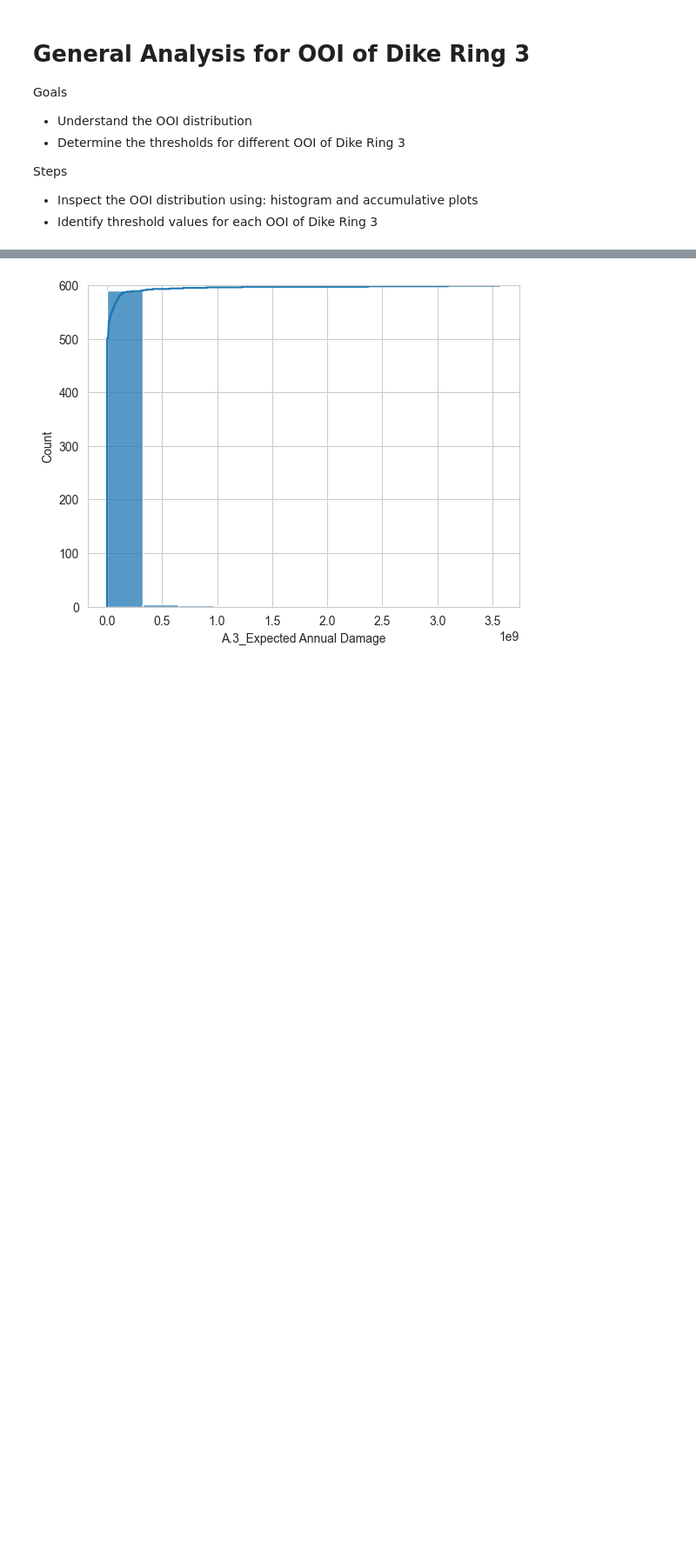
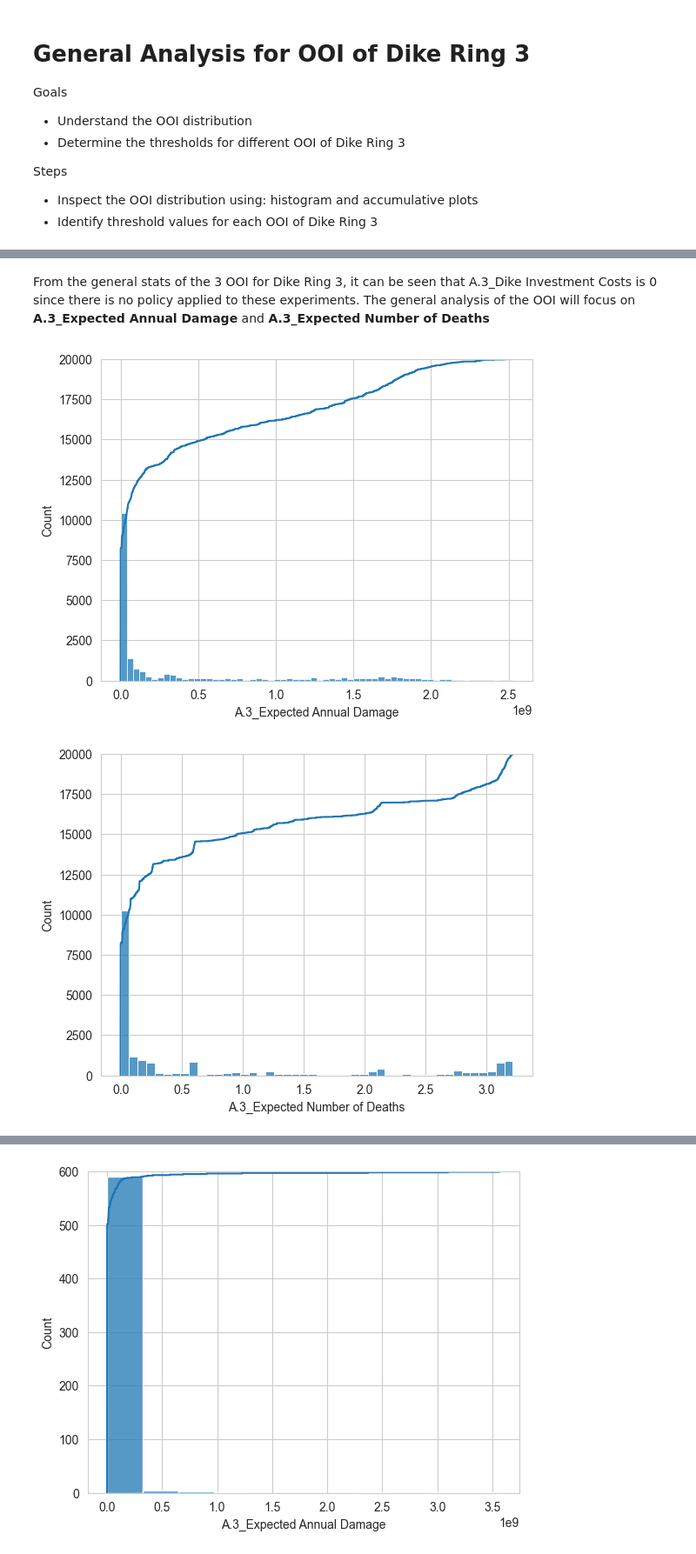
Before and after one commit to PancakeBun/epa141A_Labs_Group_Asians, a Jupyter notebook: final assignment/analysis.ipynb, the cells around one changed output, grey strips where cells are left out. Shown at 87% size. Drawn from its saved outputs; the diff is of its cells as text; code cells hidden in the pictures; blank space fills up the shorter version.

Commit message:
analyse OOI, define threshold for OOI, sensitivity analysis

```diff
--- a/final assignment/analysis.ipynb
+++ b/final assignment/analysis.ipynb
@@ -40,3 +40,6 @@ Goals
 Steps
 * Inspect the OOI distribution using: histogram and accumulative plots
 * Identify threshold values for each OOI of Dike Ring 3
+# %%
+experiment, outcomes = load_results(os.path.join('experiment', 'pol0_sc500.tar.gz'))
+df_outcomes = pd.DataFrame(outcomes)
@@ -42,0 +58,10 @@ Steps
+# %% [markdown]
+From the general stats of the 3 OOI for Dike Ring 3, it can be seen that A.3_Dike Investment Costs is 0 since there is no policy applied to these experiments. The general analysis of the OOI will focus on **A.3_Expected Annual Damage** and **A.3_Expected Number of Deaths**
+# %%
+for o in ooi_dr3:
+    sns.histplot(df_outcomes, x=o)
+    sns.ecdfplot(df_outcomes, x=o, stat='count')
+    plt.show()
+# %% [output]
+[figure, added]
+[figure, added]
```
Also changed, not shown: parts of 13 cells of this notebook.
